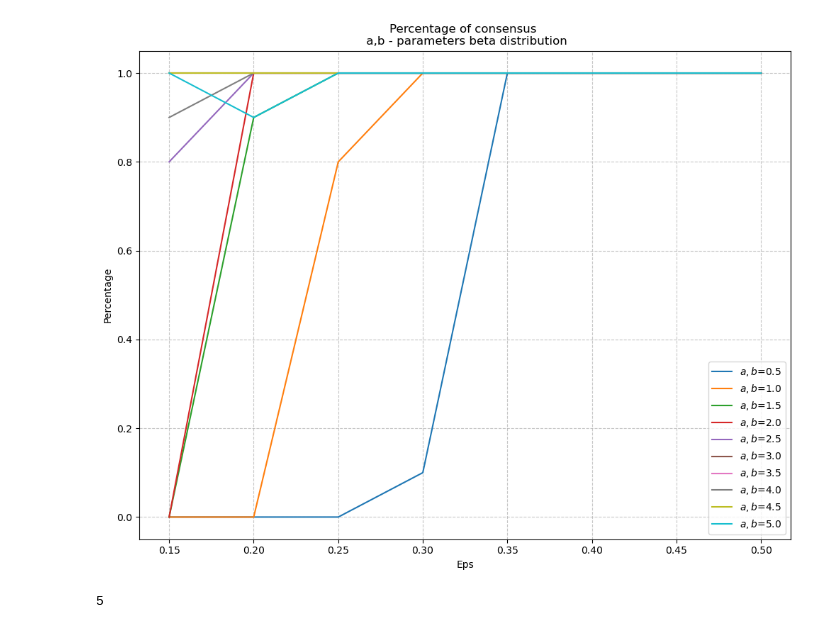
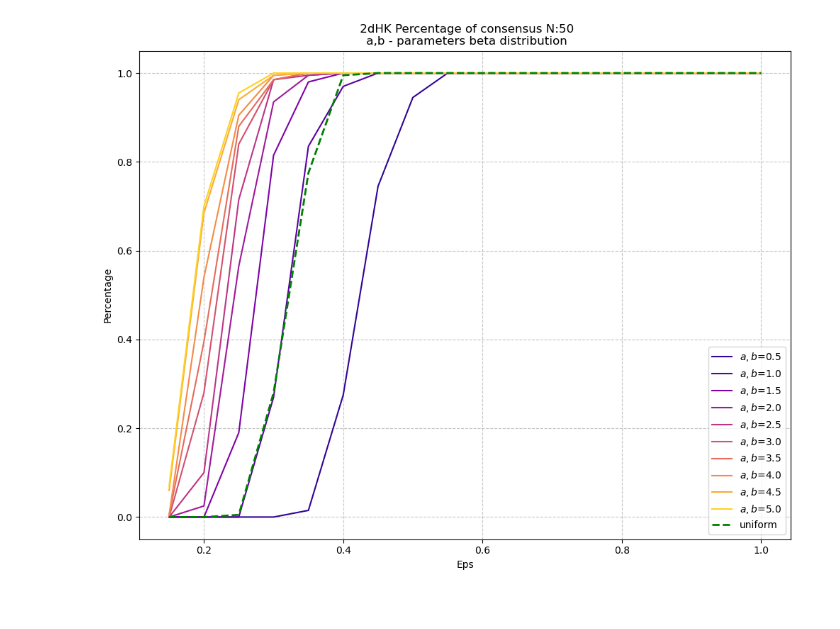
Before and after one commit to ash00748/Hegselmann-Krause-project, a Jupyter notebook: 2d HK/2dHK_beta.ipynb, the cells around one changed output. Drawn from its saved outputs; the diff is of its cells as text; code cells hidden in the pictures.

Commit message:
beta +uniform

```diff
--- a/2d HK/2dHK_beta.ipynb
+++ b/2d HK/2dHK_beta.ipynb
@@ -125,0 +79,5 @@ beta_distib_consensus_data.to_csv('beta_distib_consensus_data.csv',sep=";", inde
+# %%
+experiments = 100
+R_array = np.arange(0.15, 1.01, 0.05)
+beta_params_array =  np.arange(0.5, 5.1, 0.5)
+beta_params_array
@@ -125,0 +204,4 @@ beta_distib_consensus_data.to_csv('beta_distib_consensus_data.csv',sep=";", inde
+# %%
+# data = pd.read_csv('beta_distib_consensus_data.csv', sep=";", dtype=dtypes)
+# data
+data = beta_distib_consensus_data
@@ -126,14 +231,11 @@ beta_distib_consensus_data.to_csv('beta_distib_consensus_data.csv',sep=";", inde
 # %%
-dtypes = {
+unif_dtypes = {
     'N': np.int64,
-    'alpha': np.float64,
-    'beta': np.float64,
     'eps': np.float64,
     'consensus_x': np.float64,
     'consensus_y': np.float64,
     'consensus_probabity': np.float64,
-    'simulation_time': np.int64
+    'simulation_time': np.int64,
+    'simulation_count': np.int64
 }
-
-data = pd.read_csv('beta_distib_consensus_data.csv', sep=";", dtype=dtypes)
-data
+unif_data = pd.read_csv('unif_distib_consensus_data.csv', sep=";", dtype=unif_dtypes)
@@ -154,5 +241,0 @@ data
-# %%
-# data.consensus_x=np.where(data.consensus_x!=0,data.consensus_x/data.consensus_probabity, 0)
-# data.consensus_y=np.where(data.consensus_y!=0,data.consensus_y/data.consensus_probabity, 0)
-data.consensus_probabity = data.consensus_probabity/10
-data
@@ -187,20 +242,29 @@ pivot_data
 # %%
 plt.figure(figsize=(10, 8))
 
+cmap = mp.cm.get_cmap("plasma")
+norm=plt.Normalize(vmin=0.15, vmax=5.5)
+sm = plt.cm.ScalarMappable(cmap=cmap, norm=norm)
+
 # Plot lines for each beta value
 for beta in beta_params_array:
-    df = data[data['beta'] == beta]
-    plt.plot(df['eps'], df['consensus_probabity'], label=f'$a, b$={round(beta,2)}')
+    df = data.query('beta == @beta and N == @N')
+    color=np.array(cmap(norm(beta)))
+
+    plt.plot(df['eps'], df['consensus_probabity']/df['simulation_count'], label=f'$a, b$={round(beta,2)}', c=color )
+
+plt.plot(unif_data['eps'], unif_data['consensus_probabity']/unif_data['simulation_count'], "--g",linewidth=2, label=f'uniform' )
+
 
 # Adding the HK_sample line (you'll need to adjust this based on your actual data)
-plt.title('Percentage of consensus \n a,b - parameters beta distribution')
+plt.title(f' 2dHK Percentage of consensus N:{N}\n a,b - parameters beta distribution')
 plt.xlabel('Eps')
 plt.ylabel('Percentage')
 plt.legend()
 # Add a grid
 plt.grid(True, linestyle='--', alpha=0.7)
 
 plt.tight_layout()
 plt.show()
 # %% [output]
-[figure, old version]
+[figure, new version]
@@ -210,4 +270,0 @@ res_arr, check = HK_2D_sim(x0, R, R * 1e-3, 1000)
-# %%
-res_arr_fast.shape[0]
-# %% [output]
-5
```
Also changed, not shown: parts of 26 cells of this notebook, 3 other files.
